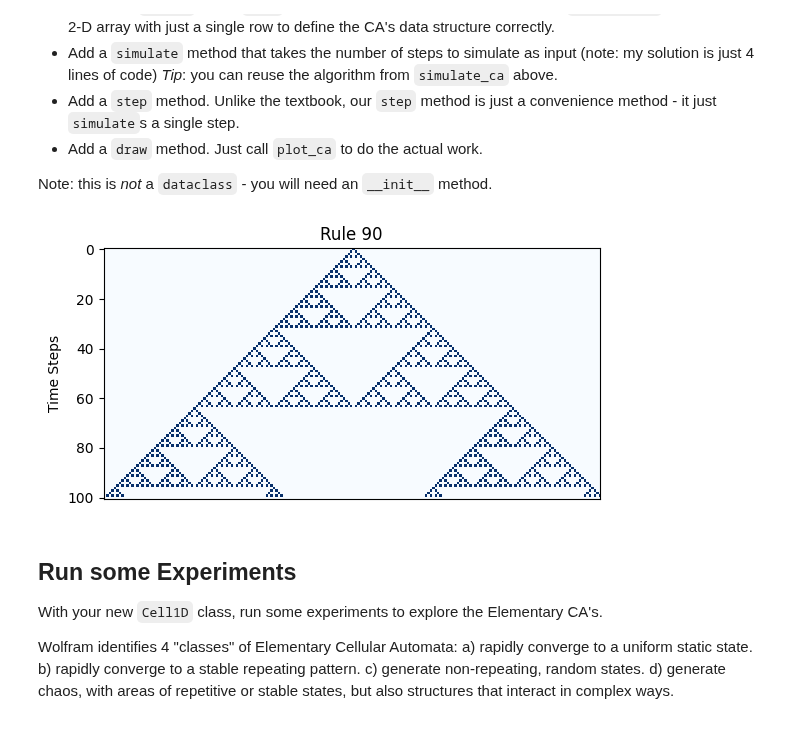
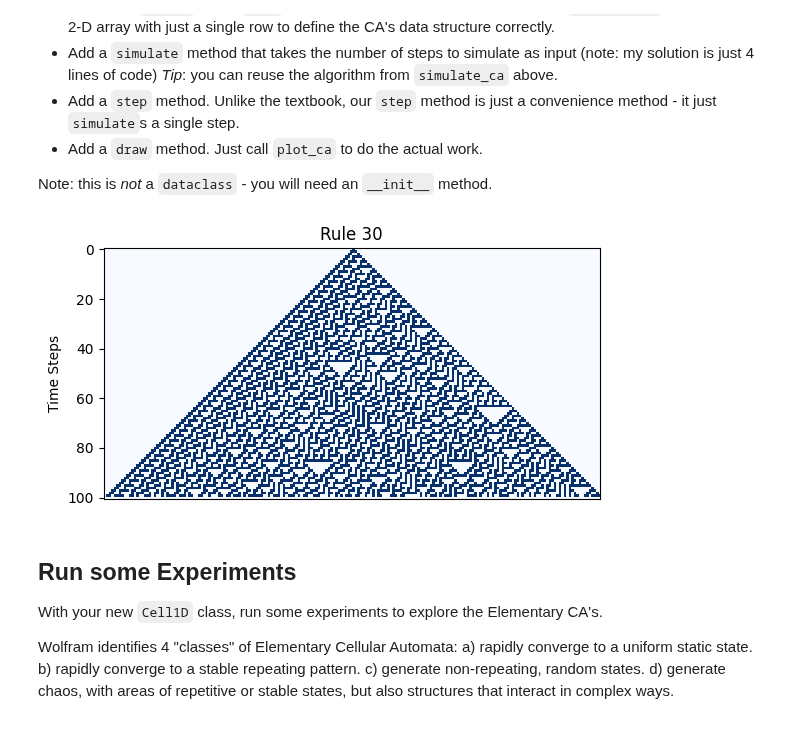
Before and after one commit to silentflame04/cap-comp215, a Jupyter notebook: labs/lab05-CA-1D.ipynb, the cells around one changed output. Drawn from its saved outputs; the diff is of its cells as text; code cells hidden in the pictures.

```diff
--- a/labs/lab05-CA-1D.ipynb
+++ b/labs/lab05-CA-1D.ipynb
@@ -155,13 +155,17 @@ Note: this is *not* a `dataclass` - you will need an `__init__` method.
 # Solution for Ex. 2 here...
 
 class Cell1D:
+    """1D Cellular Automata"""
     def __init__(self, rule, state, cells, steps):
+        """Constructs the CA"""
         self.rule_num = rule
         self.rule = get_lookup_table(rule)
         self.state = state
+        self.cells = cells
         self.steps = steps
 
     def simulate(self):
+        """Simulates the CA"""
         start_state = single_centre_array(self.cells)
         ca_timesteps = np.vstack([start_state, np.zeros((self.steps, len(start_state)), dtype=np.uint8)])
         for t in range(1, self.steps):
@@ -169,15 +173,17 @@ class Cell1D:
         return ca_timesteps
 
     def step(self):
+        """Simulates a singluar step"""
         return transition(self.state, (self.rule))
 
     def draw(self):
+        """Plots the simulation on a graph"""
         plot_ca(self.simulate(), title=f'Rule {self.rule_num}')
 # %%
-ca = Cell1D(90, single_centre_array(7), 200, 100)
+ca = Cell1D(30, single_centre_array(7), 200, 100)
 ca.draw()
 # %% [output]
-[figure, old version]
+[figure, new version]
 # %% [markdown]
 ## Run some Experiments
 With your new `Cell1D` class, run some experiments to explore the Elementary CA's.
```
Also changed, not shown: parts of 1 cell of this notebook.
